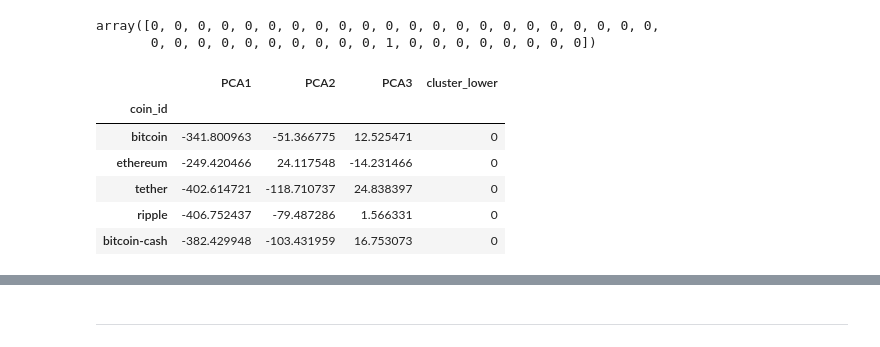
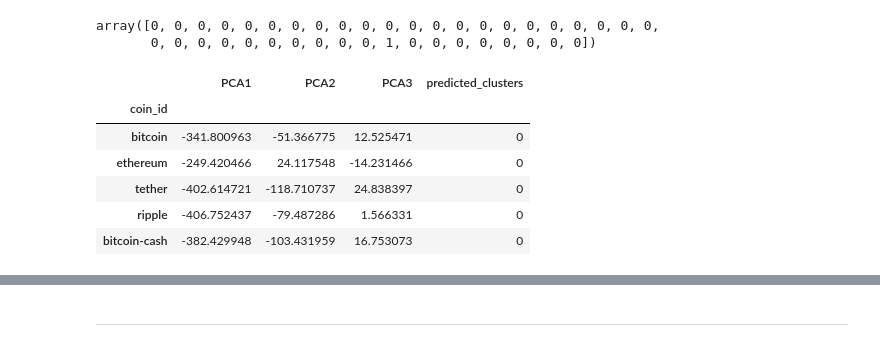
Before and after one commit to ZekeH43/Module-10-Challenge, a Jupyter notebook: Starter_Code/crypto_investments.ipynb, the cells around one changed output, grey strips where cells are left out. Saved outputs shown, nothing was run; the diff lists cells and outputs as text; code cells hidden in the pictures.

```diff
--- a/Starter_Code/crypto_investments.ipynb
+++ b/Starter_Code/crypto_investments.ipynb
@@ -397,14 +399,14 @@ array([0, 0, 0, 0, 0, 0, 0, 0, 0, 0, 0, 0, 0, 0, 0, 0, 0, 0, 0, 0, 0, 0,
 # %%
 # Create a copy of the DataFrame with the PCA data
 df_market_data_pca_predictions = market_pca_df.copy()
 
 # Add a new column to the DataFrame with the predicted clusters
-df_market_data_pca_predictions["cluster_lower"] = k_lower_2
+df_market_data_pca_predictions["predicted_clusters"] = k_lower_2
 
 # Display sample data
 df_market_data_pca_predictions.head()
 # %% [output]
-|  | PCA1 | PCA2 | PCA3 | cluster_lower |
+|  | PCA1 | PCA2 | PCA3 | predicted_clusters |
 | coin_id |  |  |  |  |
 | bitcoin | -341.800963 | -51.366775 | 12.525471 | 0 |
 | ethereum | -249.420466 | 24.117548 | -14.231466 | 0 |
```
Also changed, not shown: parts of 12 cells of this notebook.
